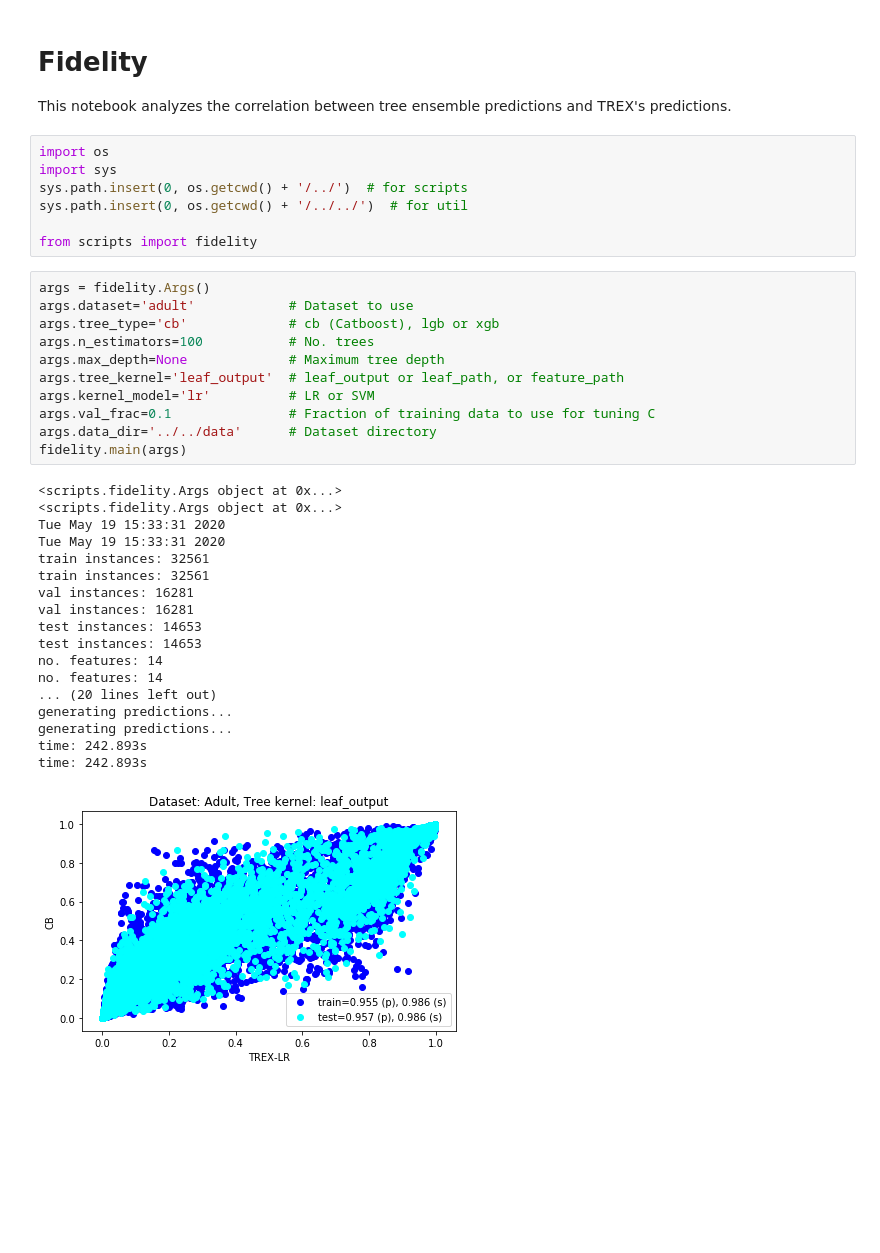
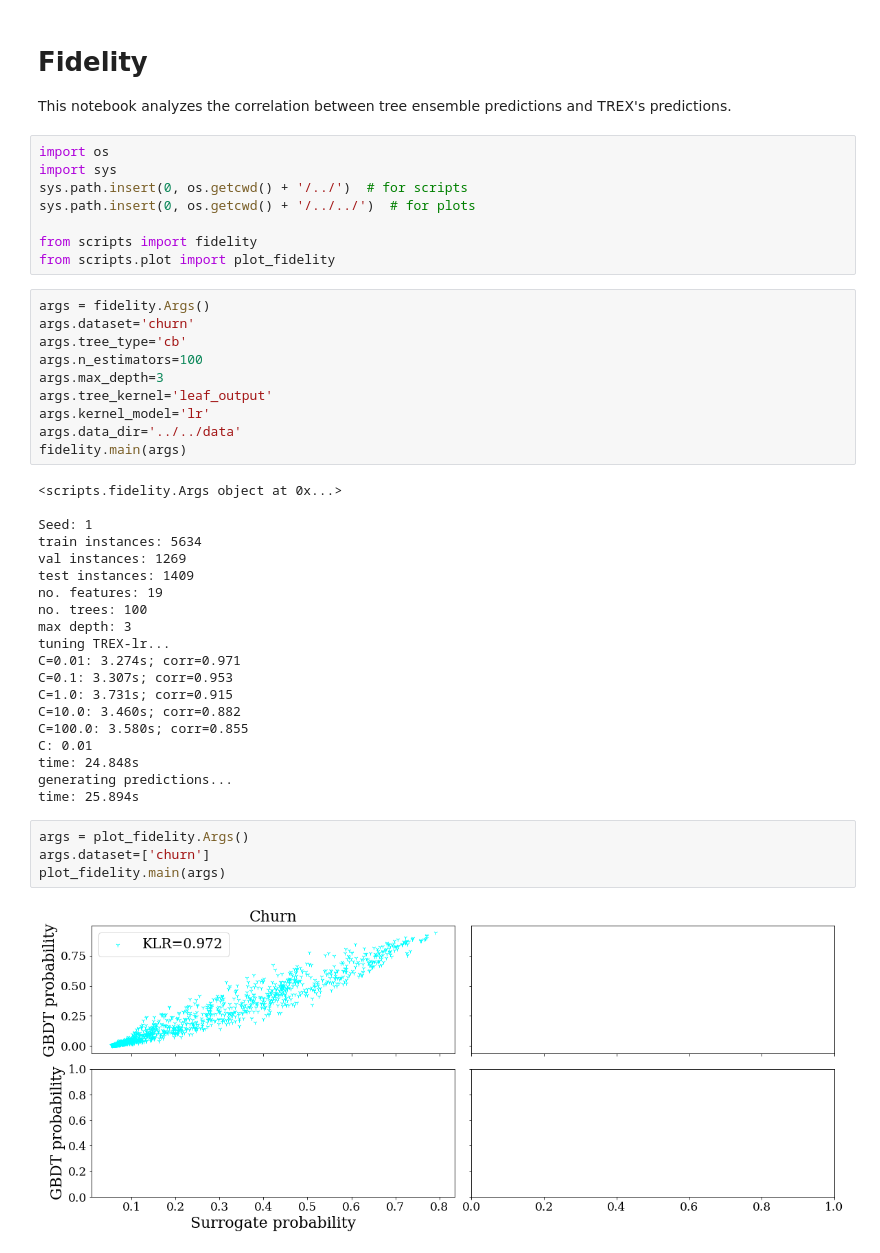
Before and after one commit to jjbrophy47/trex, a Jupyter notebook: experiments/notebooks/fidelity.ipynb, the cells around one changed output. Saved outputs shown, nothing was run; the diff lists cells and outputs as text; blank space fills up the shorter version.

```diff
--- a/experiments/notebooks/fidelity.ipynb
+++ b/experiments/notebooks/fidelity.ipynb
@@ -5,36 +5,43 @@ This notebook analyzes the correlation between tree ensemble predictions and TRE
 import os
 import sys
 sys.path.insert(0, os.getcwd() + '/../')  # for scripts
-sys.path.insert(0, os.getcwd() + '/../../')  # for util
+sys.path.insert(0, os.getcwd() + '/../../')  # for plots
 
 from scripts import fidelity
+from scripts.plot import plot_fidelity
 # %%
 args = fidelity.Args()
-args.dataset='adult'            # Dataset to use
-args.tree_type='cb'             # cb (Catboost), lgb or xgb
-args.n_estimators=100           # No. trees
-args.max_depth=None             # Maximum tree depth
-args.tree_kernel='leaf_output'  # leaf_output or leaf_path, or feature_path
-args.kernel_model='lr'          # LR or SVM
-args.val_frac=0.1               # Fraction of training data to use for tuning C
-args.data_dir='../../data'      # Dataset directory
+args.dataset='churn'
+args.tree_type='cb'
+args.n_estimators=100
+args.max_depth=3
+args.tree_kernel='leaf_output'
+args.kernel_model='lr'
+args.data_dir='../../data'
 fidelity.main(args)
 # %% [output]
 <scripts.fidelity.Args object at 0x...>
-<scripts.fidelity.Args object at 0x...>
-Tue May 19 15:33:31 2020
-Tue May 19 15:33:31 2020
-train instances: 32561
-train instances: 32561
-val instances: 16281
-val instances: 16281
-test instances: 14653
-test instances: 14653
-no. features: 14
-no. features: 14
-... (20 lines left out)
+
+Seed: 1
+train instances: 5634
+val instances: 1269
+test instances: 1409
+no. features: 19
+no. trees: 100
+max depth: 3
+tuning TREX-lr...
+C=0.01: 3.274s; corr=0.971
+C=0.1: 3.307s; corr=0.953
+C=1.0: 3.731s; corr=0.915
+C=10.0: 3.460s; corr=0.882
+C=100.0: 3.580s; corr=0.855
+C: 0.01
+time: 24.848s
 generating predictions...
-generating predictions...
-time: 242.893s
-time: 242.893s
+time: 25.894s
-[figure, removed]
+# %%
+args = plot_fidelity.Args()
+args.dataset=['churn']
+plot_fidelity.main(args)
+# %% [output]
+[figure, added]
```
Also changed, not shown: 17 other files.
